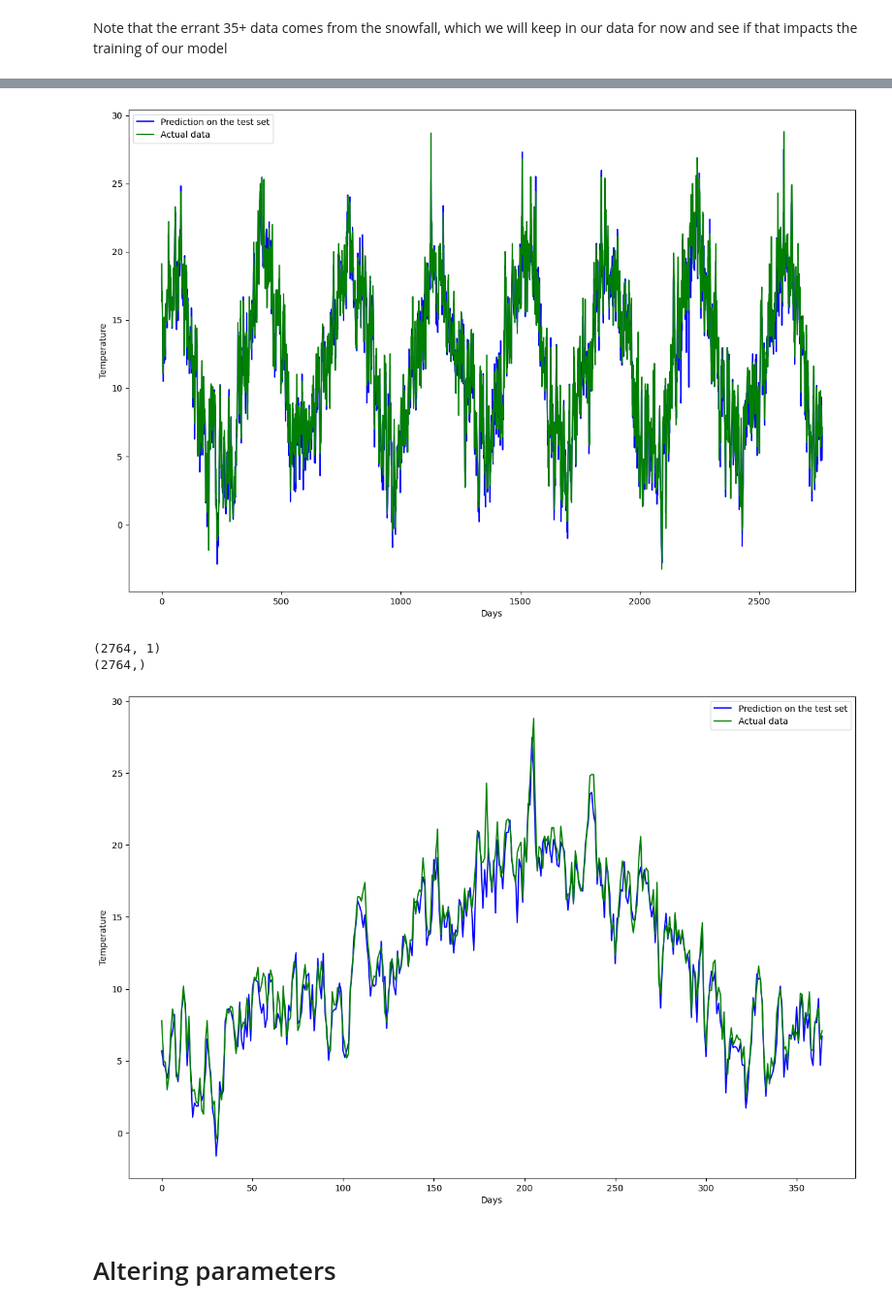
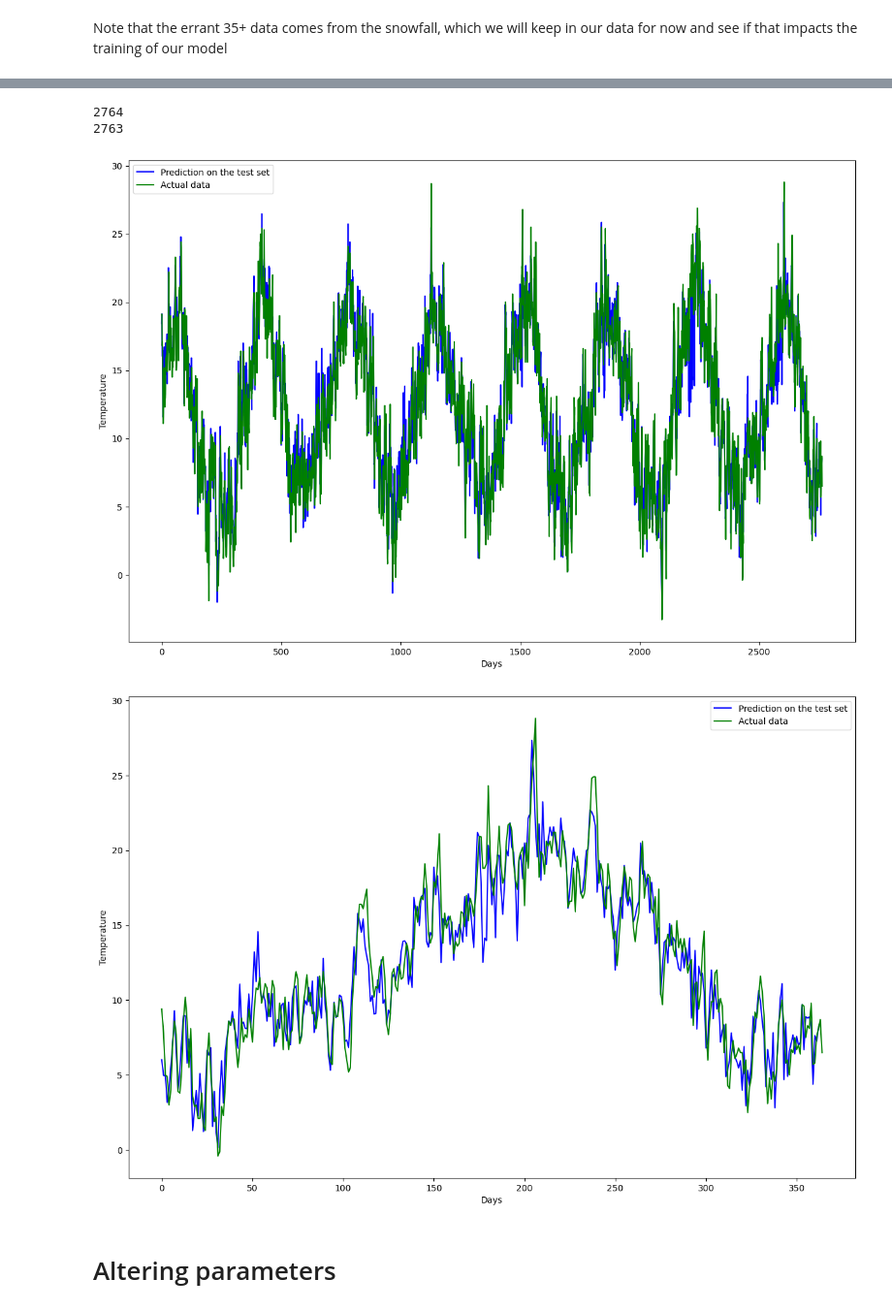
Before and after one commit to QuinMcM/Machine-Learning-Projects, a Jupyter notebook: Weather predictor/Using RNN's to predict temperature.ipynb, the cells around one changed output, grey strips where cells are left out. Shown at 97% size. Drawn from its saved outputs; the diff is of its cells as text; code cells hidden in the pictures.

```diff
--- a/Weather predictor/Using RNN's to predict temperature.ipynb
+++ b/Weather predictor/Using RNN's to predict temperature.ipynb
@@ -37,6 +37,8 @@ df = df.reindex(columns = ['date', 'mean_temp', 'max_temp', 'min_temp', 'cloud_c
 # %%
 # Convert pressure from Pa to KPa
 df['pressure'] = df['pressure'] / 1000
+# We need to shift the data as we are trying to predict the mean_temp of the next day
+df['mean_temp'] = df['mean_temp'].shift(1)
 # %%
 df['date'] = pd.to_datetime(df['date'], format = '%Y%m%d')
 
@@ -173,10 +175,15 @@ model.evaluate(X_test, y_test)
 # %%
 y_pred_on_test = model.predict(X_test)
 
+
+# Data post processing
 y_sim = np.zeros(shape = (len(y_pred_on_test), df.shape[1]))
 # assign predicted values in the right field
 y_sim[:,0] = y_pred_on_test[:, 0]
 # Unscale
 y_pred_on_test = scaler.inverse_transform(y_sim)[:,0]
 y_pred_on_test = np.reshape(y_pred_on_test, (len(y_pred_on_test), 1))
+
+# We now need to shift the data back by one, since it was trained to predict the next days data
+y_pred_on_test = y_pred_on_test[:-1]
 # %% [output]
@@ -184,29 +191,39 @@ y_pred_on_test = np.reshape(y_pred_on_test, (len(y_pred_on_test), 1))
+# %%
+print(len(X_test))
+print(len(y_pred_on_test))
+# %% [output]
+2764
+2763
+# %%
+# Unscale the actual data
+
+# Create an empty dataset
+sim = np.zeros(shape = (len(X_test), df.shape[1]))
+# Assign the values to the correct field
+sim[:,0] = y_test[:]
+sim[:,1:] = X_test[:,:]
+# Unscale the data
+unscaled = scaler.inverse_transform(sim)
 # %%
 plt.figure(figsize = (15,10))
 plt.plot(y_pred_on_test, color = 'b', label = 'Prediction on the test set')
-plt.plot(y_test, color = 'g', label = 'Actual data')
+plt.plot(unscaled[:,0], color = 'g', label = 'Actual data')
 plt.xlabel('Days')
 plt.ylabel('Temperature')
 plt.legend()
 plt.show()
 # %% [output]
-[figure, old version]
+[figure, new version]
-# %%
-print(y_pred_on_test.shape)
-print(y_test.shape)
-# %% [output]
-(2764, 1)
-(2764,)
 # %%
 plt.figure(figsize = (15,10))
 plt.plot(y_pred_on_test[(2764-365):], color = 'b', label = 'Prediction on the test set')
-plt.plot(y_test[(2764-365):], color = 'g', label = 'Actual data')
+plt.plot(unscaled[(2764-365):,0], color = 'g', label = 'Actual data')
 plt.xlabel('Days')
 plt.ylabel('Temperature')
 plt.legend()
 plt.show()
 # %% [output]
-[figure, old version]
+[figure, new version]
 # %% [markdown]
 # Altering parameters
 # %%
```
Also changed, not shown: parts of 22 cells of this notebook.
